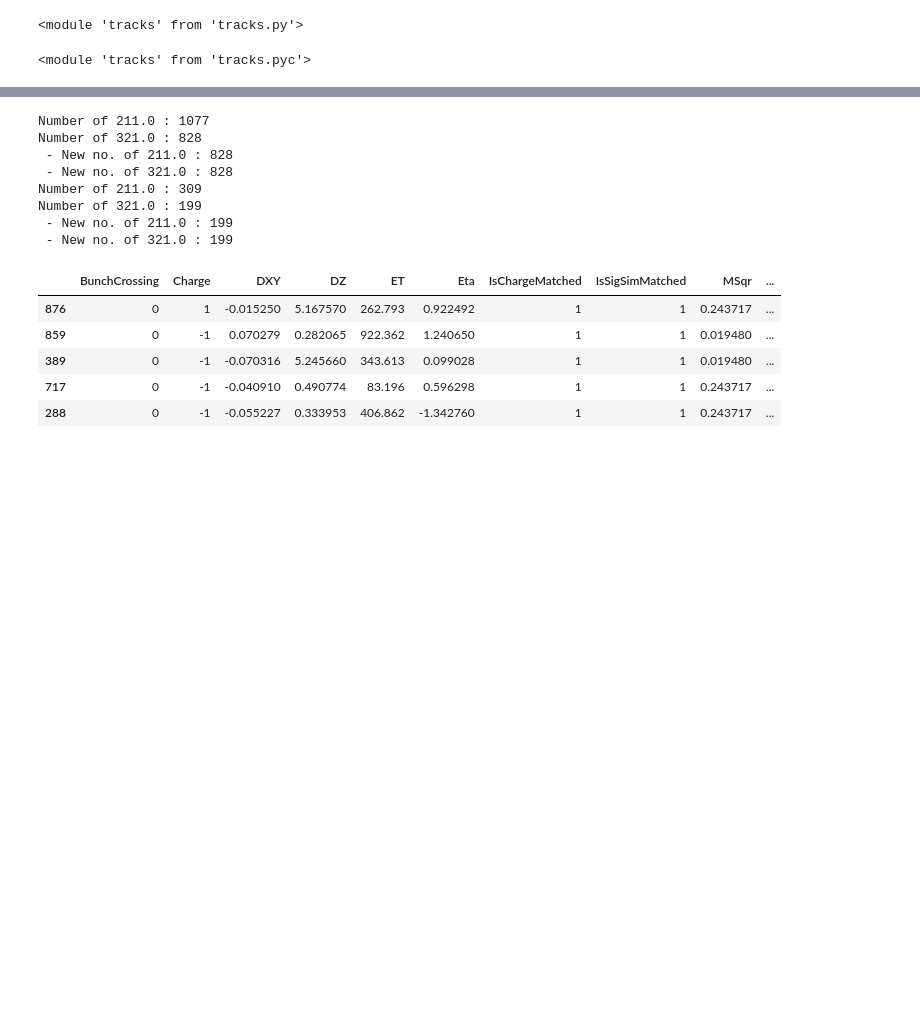
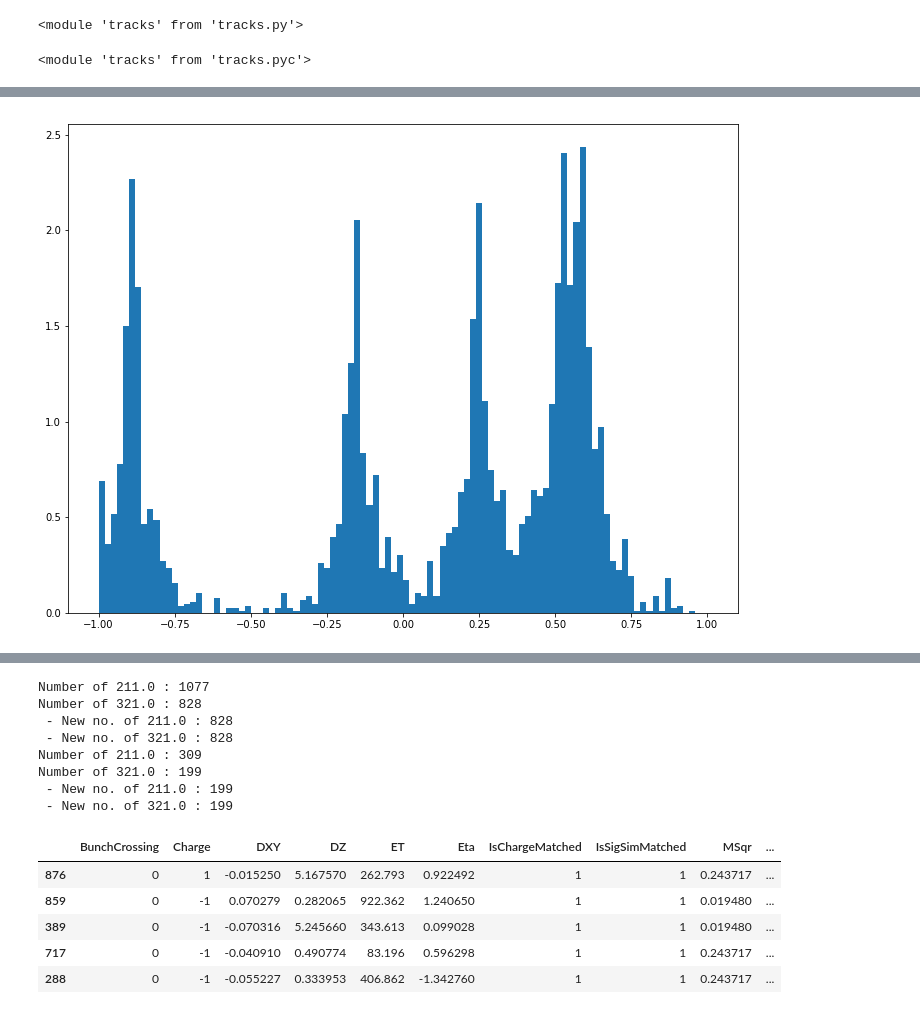
Before and after one commit to ChuyuanLiu/CNNFiltering, a Jupyter notebook: jupyters/cnn_tracks.ipynb, the cells around one changed output, grey strips where cells are left out. Cells and saved outputs as stored; diff of their text form; code cells hidden in the pictures; blank space fills up the shorter version.

```diff
--- a/jupyters/cnn_tracks.ipynb
+++ b/jupyters/cnn_tracks.ipynb
@@ -212,0 +242,6 @@ print(bins)
+# %%
+plt.figure(figsize=(12,9))
+plt.hist(train_tracks.data["DZ"],bins=100,range=[-1.0,1.0],normed=True)
+plt.show()
+# %% [output]
+[figure, added]
```
Also changed, not shown: parts of 11 cells of this notebook, 5 other files.
